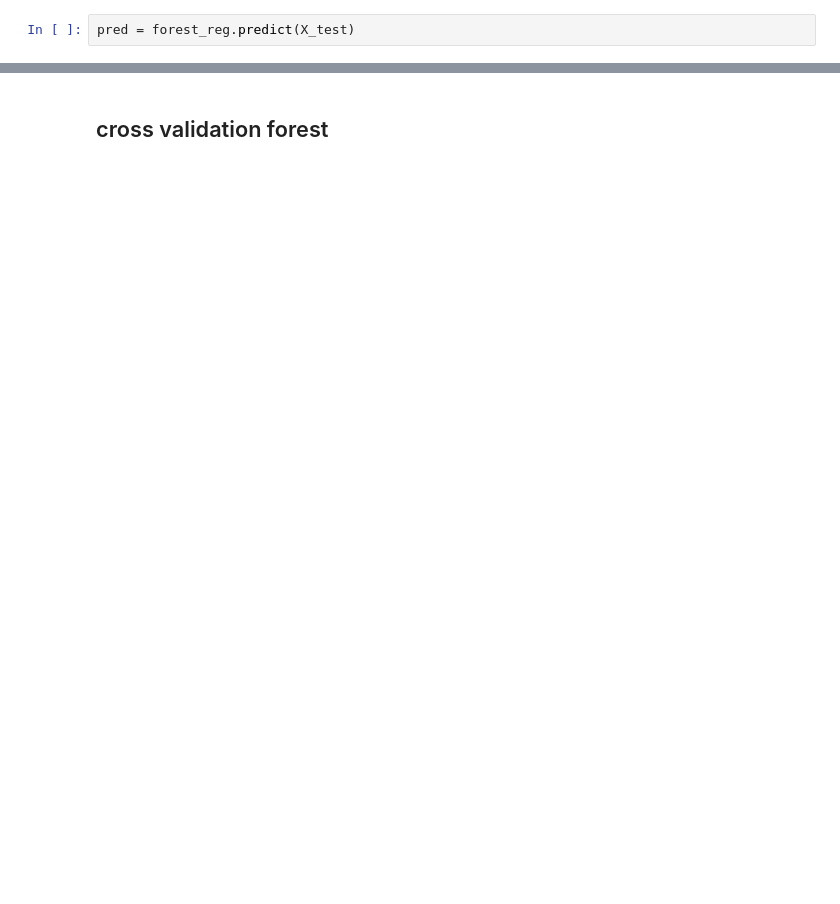
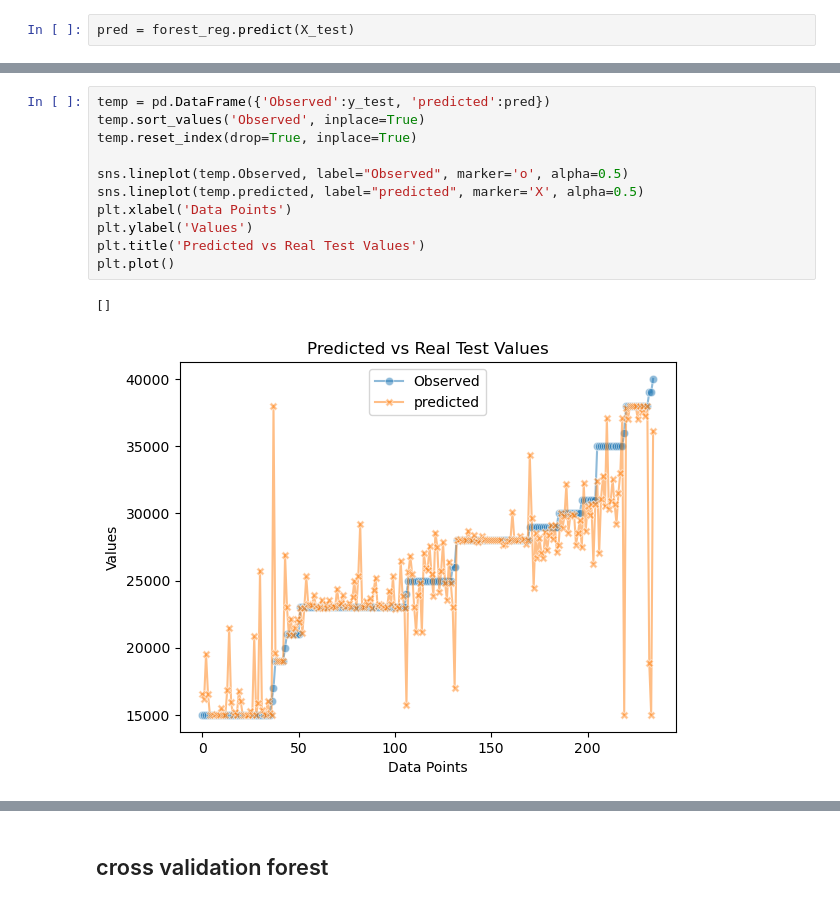
Before and after one commit to OverCat2000/ML_project, a Jupyter notebook: advanceAnalysis.ipynb, the cells around one changed output, grey strips where cells are left out. Saved outputs shown, nothing was run; the diff lists cells and outputs as text; blank space fills up the shorter version.

```diff
--- a/advanceAnalysis.ipynb
+++ b/advanceAnalysis.ipynb
@@ -147,3 +149,17 @@ plt.plot()
+# %%
+temp = pd.DataFrame({'Observed':y_test, 'predicted':pred})
+temp.sort_values('Observed', inplace=True)
+temp.reset_index(drop=True, inplace=True)
+
+sns.lineplot(temp.Observed, label="Observed", marker='o', alpha=0.5)
+sns.lineplot(temp.predicted, label="predicted", marker='X', alpha=0.5)
+plt.xlabel('Data Points')
+plt.ylabel('Values')
+plt.title('Predicted vs Real Test Values')
+plt.plot()
+# %% [output]
+[]
+[figure, added]
 # %%
 pred = forest_reg.predict(X_train)
 np.sqrt(mean_squared_error(y_train, pred))
```
Also changed, not shown: parts of 72 cells of this notebook.
